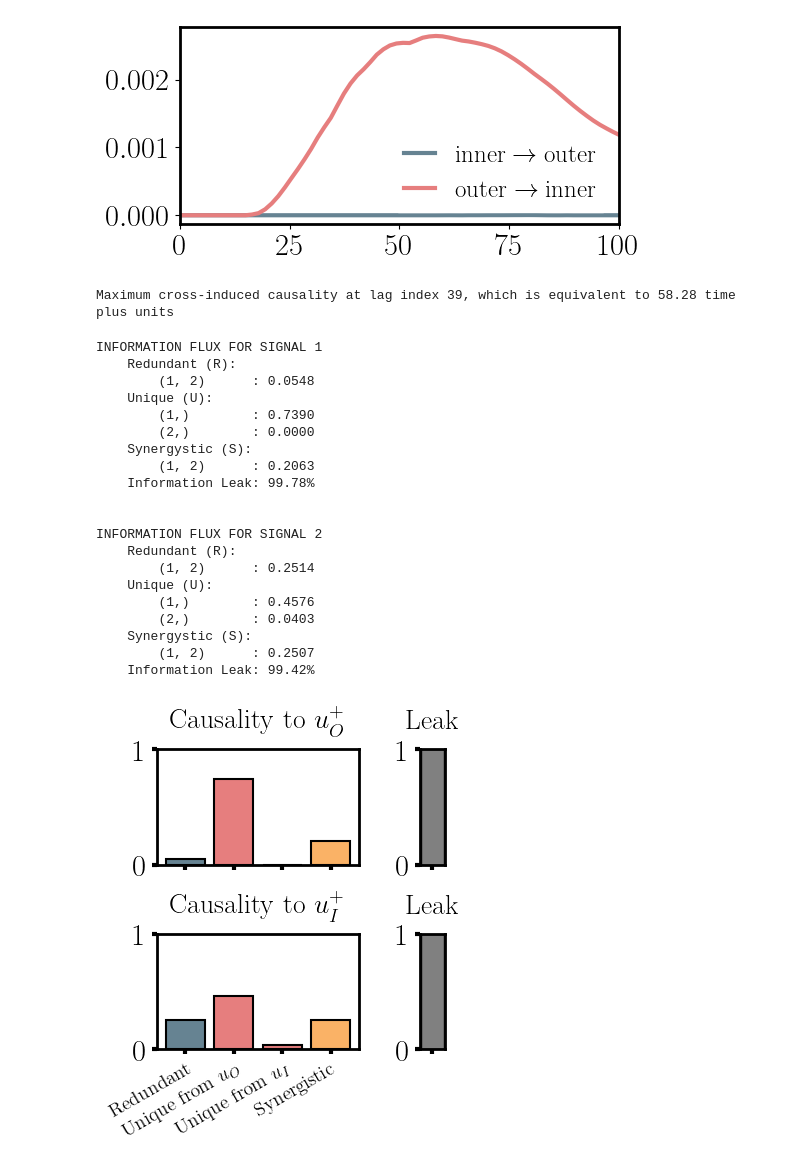
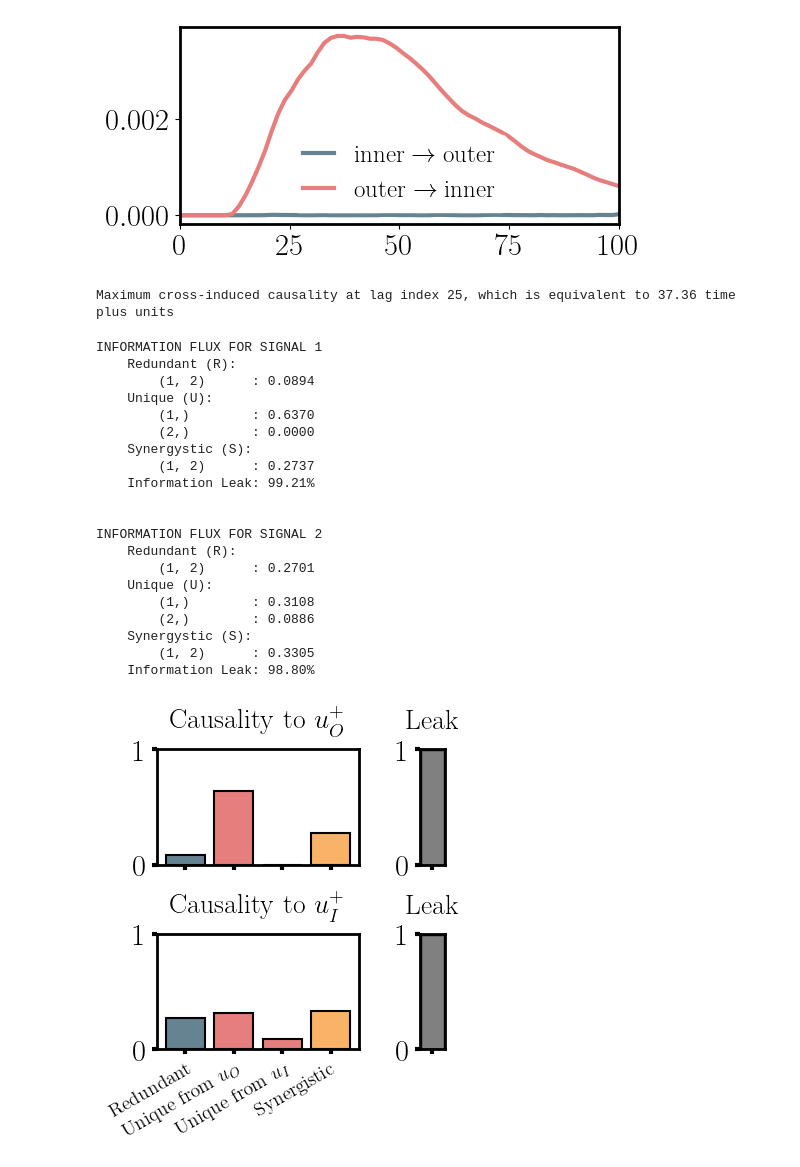
Before and after one commit to ALD-Lab/SURD-states, a Jupyter notebook: examples/E03_inner_outer.ipynb, the cells around one changed output. Cells and saved outputs as stored; diff of their text form; code cells hidden in the pictures.

```diff
--- a/examples/E03_inner_outer.ipynb
+++ b/examples/E03_inner_outer.ipynb
@@ -31,9 +31,15 @@ for key, value in my_colors.items():
     rgb = mcolors.to_rgb(value)
     my_colors[key] = tuple([c + (1 - c) * 0.4 for c in rgb])
 # %%
-# Full record (2 x 19,990,000 samples), stored in two parts to stay under GitHub's file-size limit
-parts = [sio.loadmat(f"../data/tbl_inner_outer_part{k}.mat") for k in (1, 2)]
-X = np.hstack([p["u"] for p in parts])
+# Number of samples to use. The full record has 19,990,000 samples per signal, stored in two parts
+# to stay under GitHub's file-size limit. The default runs in about a minute. Set N_SAMPLES = None to use
+# the full record, as in the paper (about 3 minutes). With the default, the outer-to-inner causality
+# peaks at Delta t+ ~ 37; the full record gives Delta t+ ~ 58, the value reported in the paper.
+N_SAMPLES = 3_000_000
+
+nparts = 1 if (N_SAMPLES is not None and N_SAMPLES <= 9_995_000) else 2
+parts = [sio.loadmat(f"../data/tbl_inner_outer_part{k}.mat") for k in range(1, nparts + 1)]
+X = np.hstack([p["u"] for p in parts])[:, :N_SAMPLES]
 time_plus = parts[0]["t"]
 nvars = X.shape[0]
 nbins = 25
@@ -78,39 +84,39 @@ with pymp.Parallel(2) as par:
 
             # Compute SURD decomposition
             I_R, I_S, MI, info_leak, *_ = surd.surd_states(hist)
-            H = it.entropy_nvars(hist, (0,))  # Entropy of target
+            H = it.entropy_nvars(hist / hist.sum(), (0,))  # Entropy of target
 
             # Unique causality from all other sources
             single_keys = [k for k in I_R if len(k) == 1 and k != (i + 1,)]
             unique_lag[i, n_idx] = sum(I_R[k] for k in single_keys) / H
 
 fig, ax = plt.subplots(figsize=(6, 3))
 ax.plot(
     time_plus[: max_lag - 1],
     unique_lag[0, :],
     color=my_colors["redundant"],
     linewidth=3,
     label="$\\rm inner \\rightarrow outer$",
 )
 ax.plot(
     time_plus[: max_lag - 1],
     unique_lag[1, :],
     color=my_colors["unique"],
     linewidth=3,
     label="$\\rm outer \\rightarrow inner$",
 )
 ax.set_xlim(0, max_lag)
 for side in ["top", "bottom", "left", "right"]:
     ax.spines[side].set_linewidth(2)
 
 leg = ax.legend(loc="best", edgecolor="white", handlelength=1.25, fontsize=18)
 leg.get_frame().set_alpha(None)
 leg.get_frame().set_facecolor((1, 1, 1, 1))
 
 plt.tight_layout()
 plt.show()
 # %% [output]
-[figure, old version]
+[figure, new version]
 # %%
 # === Find max lag index for cross causality (outer → inner) ===
 # nlag = 39
@@ -119,7 +125,7 @@ print(
     f"Maximum cross-induced causality at lag index {nlag}, which is equivalent to {time_plus[nlag][0]:.2f} time plus units"
 )
 # %% [output]
-Maximum cross-induced causality at lag index 39, which is equivalent to 58.28 time plus units
+Maximum cross-induced causality at lag index 25, which is equivalent to 37.36 time plus units
 # %%
 Rd_results, Sy_results, mi_results, info_leak_results = {}, {}, {}, {}
 rd_states_results, u_states_results, sy_states_results = {}, {}, {}
@@ -216,25 +222,25 @@ plt.show()
 # %% [output]
 INFORMATION FLUX FOR SIGNAL 1
     Redundant (R):
-        (1, 2)      : 0.0548
+        (1, 2)      : 0.0894
     Unique (U):
-        (1,)        : 0.7390
+        (1,)        : 0.6370
         (2,)        : 0.0000
     Synergystic (S):
-        (1, 2)      : 0.2063
-    Information Leak: 99.78%
+        (1, 2)      : 0.2737
+    Information Leak: 99.21%
 
 
 INFORMATION FLUX FOR SIGNAL 2
     Redundant (R):
-        (1, 2)      : 0.2514
+        (1, 2)      : 0.2701
     Unique (U):
-        (1,)        : 0.4576
-        (2,)        : 0.0403
+        (1,)        : 0.3108
+        (2,)        : 0.0886
     Synergystic (S):
-        (1, 2)      : 0.2507
-    Information Leak: 99.42%
+        (1, 2)      : 0.3305
+    Information Leak: 98.80%
-[figure, old version]
+[figure, new version]
 # %%
 target = 2
 source = 1
```
Also changed, not shown: parts of 3 cells of this notebook, 1 other file.
